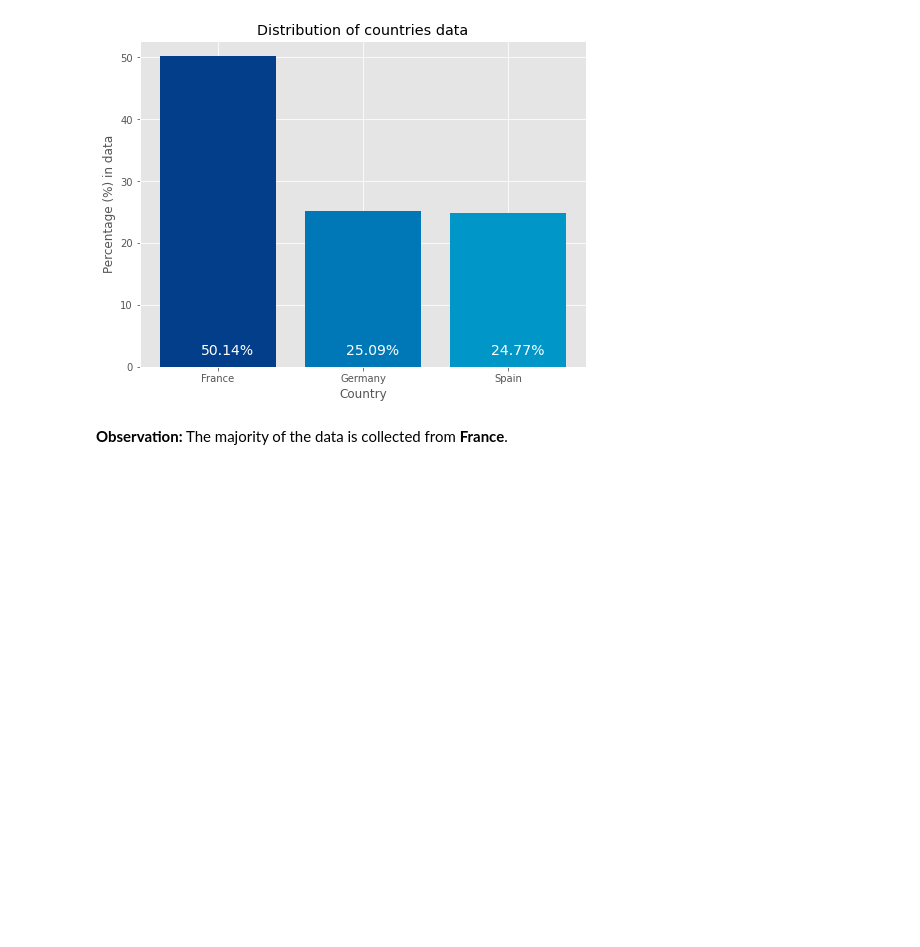
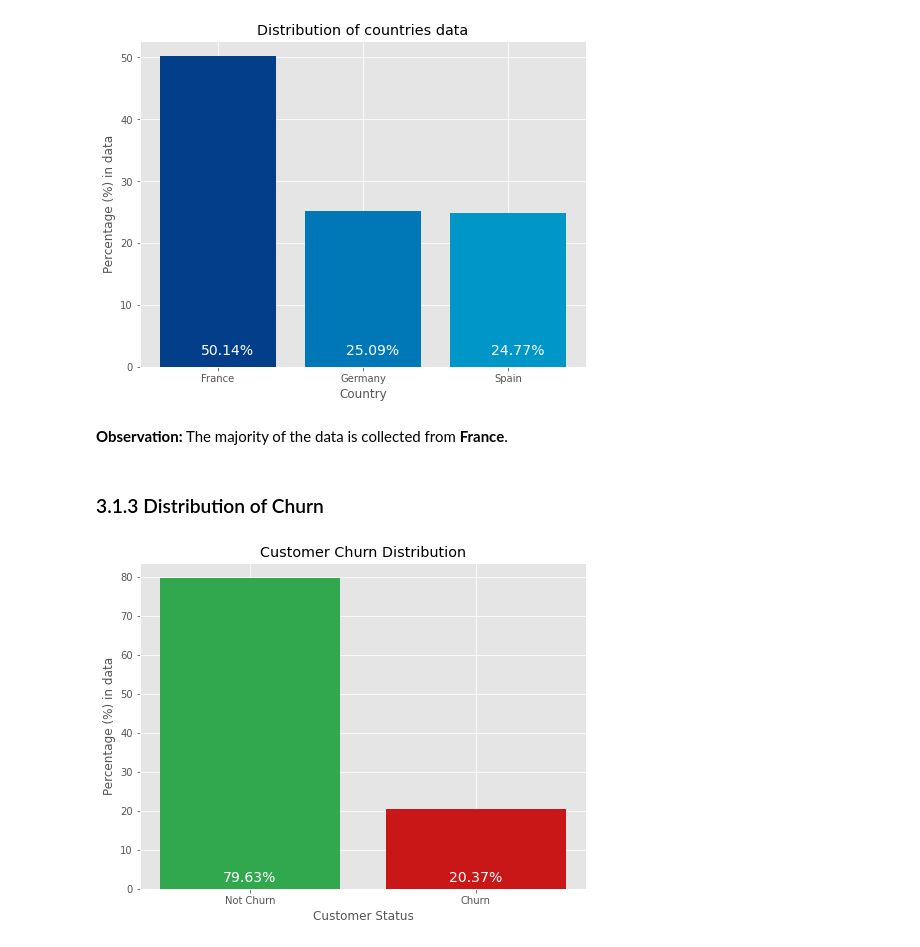
Before and after one commit to sank3t/Bank-Customer-Churn, a Jupyter notebook: EDA - Bank Customer Churn.ipynb, the cells around one changed output. Drawn from its saved outputs; the diff is of its cells as text; code cells hidden in the pictures; blank space fills up the shorter version.

Commit message:
Added the distribution of Churn and Not Churn

```diff
--- a/EDA - Bank Customer Churn.ipynb
+++ b/EDA - Bank Customer Churn.ipynb
@@ -161,3 +161,24 @@ plt.show()
 [figure]
 # %% [markdown]
 **Observation:** The majority of the data is collected from **France**.
+# %% [markdown]
+### 3.1.3 Distribution of Churn
+# %%
+churn_count = bank_customer_df['Exited'].value_counts(normalize=True)
+
+plt.figure(figsize=(8, 6))
+plt.bar(churn_count.index, churn_count.values*100,
+        color=['#32a84e', '#c91616'])
+
+for i, val in enumerate(churn_count.values*100):
+    plt.annotate('{}%'.format(round(val, 2)), xy=(0, 0), xytext=(-0.12+i, 2),
+             fontsize=14, color='#FFFFFF')
+
+plt.xticks([0, 1], ['Not Churn', 'Churn'])
+plt.xlabel('Customer Status')
+plt.ylabel('Percentage (%) in data')
+plt.title('Customer Churn Distribution')
+
+plt.show()
+# %% [output]
+[figure, added]
```
Also changed, not shown: parts of 1 cell of this notebook.
